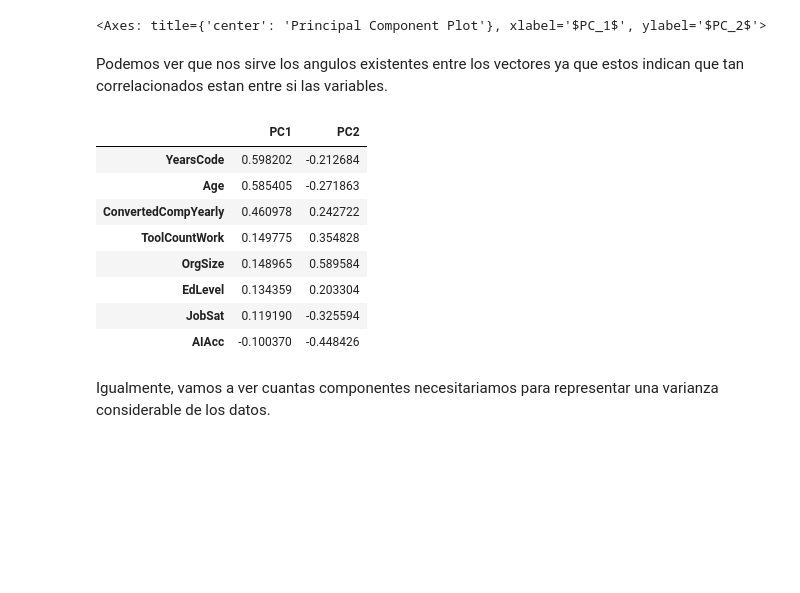
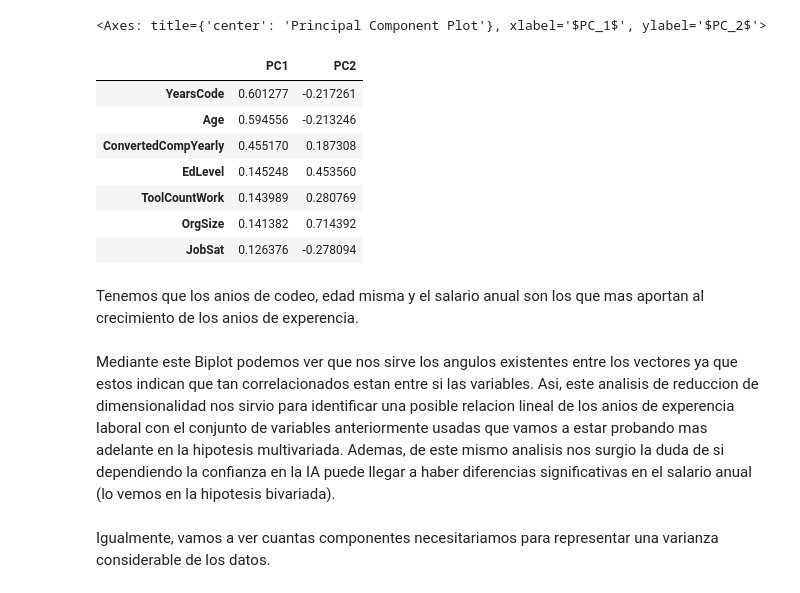
Before and after one commit to gonbenini/ciencia-datos-tpe, a Jupyter notebook: entregable.ipynb, the cells around one changed output. Saved outputs shown, nothing was run; the diff lists cells and outputs as text; code cells hidden in the pictures; blank space fills up the shorter version.

Commit message:
implemento multivariadas

```diff
--- a/entregable.ipynb
+++ b/entregable.ipynb
@@ -493,13 +482,24 @@ orgsize_map = {
     "I don’t know": np.nan
 }
 data['OrgSize'] = data['OrgSize'].map(orgsize_map)
+# %%
+mapped = {
+    'Yes': 1,
+    'No': 0
+}
+data['DatabaseChoice'] = data['DatabaseChoice'].map(mapped)
+data['LanguageChoice'] = data['LanguageChoice'].map(mapped)
+data['PlatformChoice'] = data['PlatformChoice'].map(mapped)
+data['WebframeChoice'] = data['WebframeChoice'].map(mapped)
+data['DevEnvsChoice'] = data['DevEnvsChoice'].map(mapped)
+data['AIModelsChoice'] = data['AIModelsChoice'].map(mapped)
 # %%
 var_objetivo = 'WorkExp'
 # %%
-cols = ['WorkExp', 'ConvertedCompYearly','YearsCode', 'AIAcc', 'JobSat','Age', 'EdLevel', 'OrgSize', 'ToolCountWork']
-data = data[cols].dropna()
+cols = ['YearsCode', 'WorkExp', 'ConvertedCompYearly', 'JobSat','Age', 'EdLevel', 'OrgSize', 'ToolCountWork', 'AIAcc']
+data1 = data[cols].dropna()
 # %%
-def scale():
+def scale(data, var_objetivo):
     scaler = StandardScaler()
     X_to_scale = data.drop(columns=[f'{var_objetivo}'])
 
@@ -510,7 +510,7 @@ def scale():
     )
     return df_scaled, X_to_scale
 # %%
-df_scaled, X_to_scale = scale()
+df_scaled, X_to_scale = scale(data1, var_objetivo)
 # %%
 principalComponents_pca = pca.fit_transform(df_scaled)
 principalComponents_tsne = tsne.fit_transform(df_scaled)
@@ -563,25 +566,26 @@ viz.show()
 # %% [output]
 [figure]
 <Axes: title={'center': 'Principal Component Plot'}, xlabel='$PC_1$', ylabel='$PC_2$'>
-# %% [markdown]
-Podemos ver que nos sirve los angulos existentes entre los vectores ya que estos indican que tan correlacionados estan entre si las variables.
 # %%
 loadings = pd.DataFrame(
     viz.pca_components_.T,
-    index=features,
+    index=X_to_scale.columns.to_list(),
     columns=["PC1", "PC2"]
 )
 loadings.sort_values("PC1", ascending=False)
 # %% [output]
 |  | PC1 | PC2 |
-| YearsCode | 0.598202 | -0.212684 |
-| Age | 0.585405 | -0.271863 |
-| ConvertedCompYearly | 0.460978 | 0.242722 |
-| ToolCountWork | 0.149775 | 0.354828 |
-| OrgSize | 0.148965 | 0.589584 |
-| EdLevel | 0.134359 | 0.203304 |
-| JobSat | 0.119190 | -0.325594 |
-| AIAcc | -0.100370 | -0.448426 |
+| YearsCode | 0.601277 | -0.217261 |
+| Age | 0.594556 | -0.213246 |
+| ConvertedCompYearly | 0.455170 | 0.187308 |
+| EdLevel | 0.145248 | 0.453560 |
+| ToolCountWork | 0.143989 | 0.280769 |
+| OrgSize | 0.141382 | 0.714392 |
+| JobSat | 0.126376 | -0.278094 |
+# %% [markdown]
+Tenemos que los anios de codeo, edad misma y el salario anual son los que mas aportan al crecimiento de los anios de experencia.
+# %% [markdown]
+Mediante este Biplot podemos ver que nos sirve los angulos existentes entre los vectores ya que estos indican que tan correlacionados estan entre si las variables. Asi, este analisis de reduccion de dimensionalidad nos sirvio para identificar una posible relacion lineal de los anios de experencia laboral con el conjunto de variables anteriormente usadas que vamos a estar probando mas adelante en la hipotesis multivariada. Ademas, de este mismo analisis nos surgio la duda de si dependiendo la confianza en la IA puede llegar a haber diferencias significativas en el salario anual (lo vemos en la hipotesis bivariada).
 # %% [markdown]
 Igualmente, vamos a ver cuantas componentes necesitariamos para representar una varianza considerable de los datos.
 # %%
```
Also changed, not shown: parts of 101 cells of this notebook.
